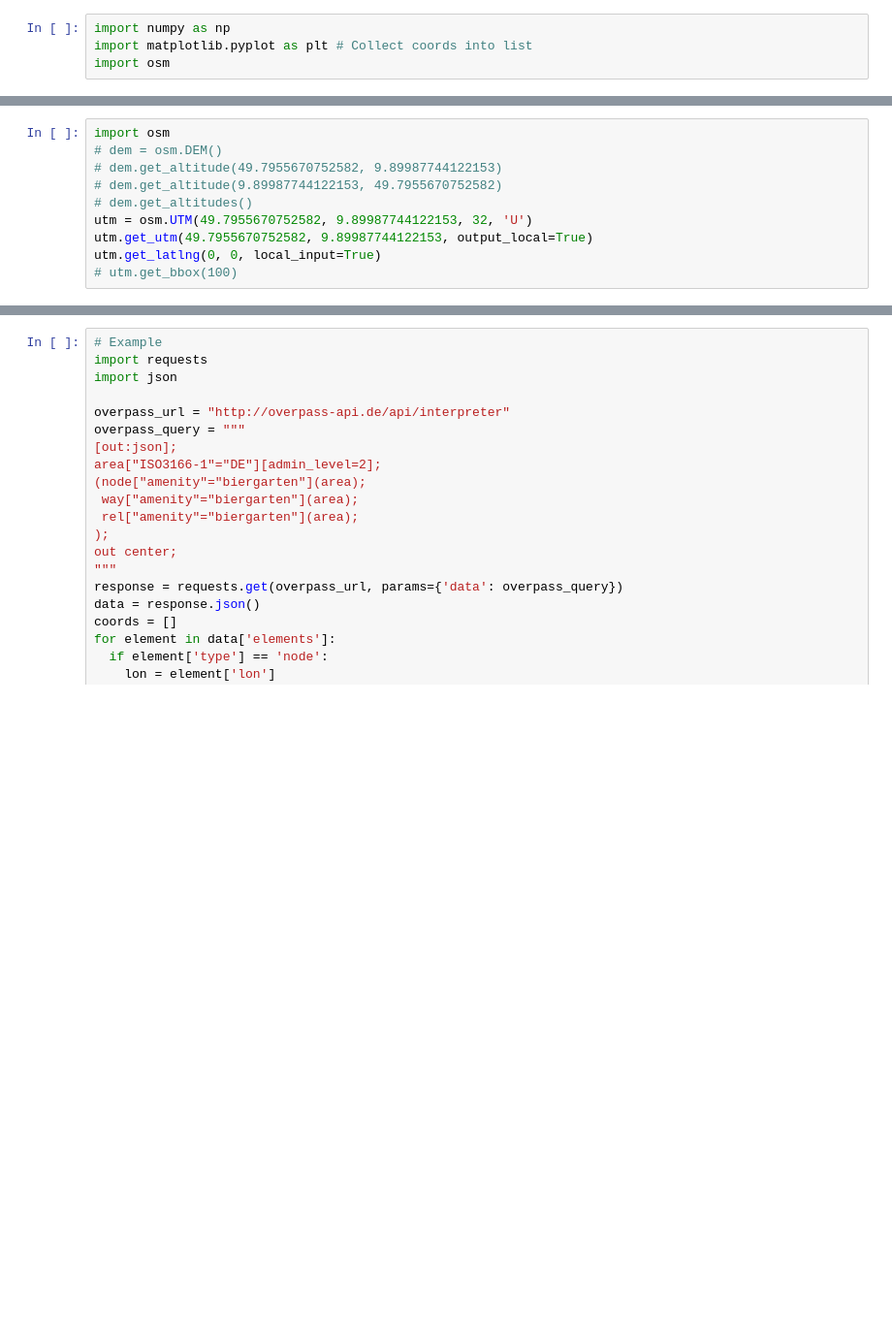
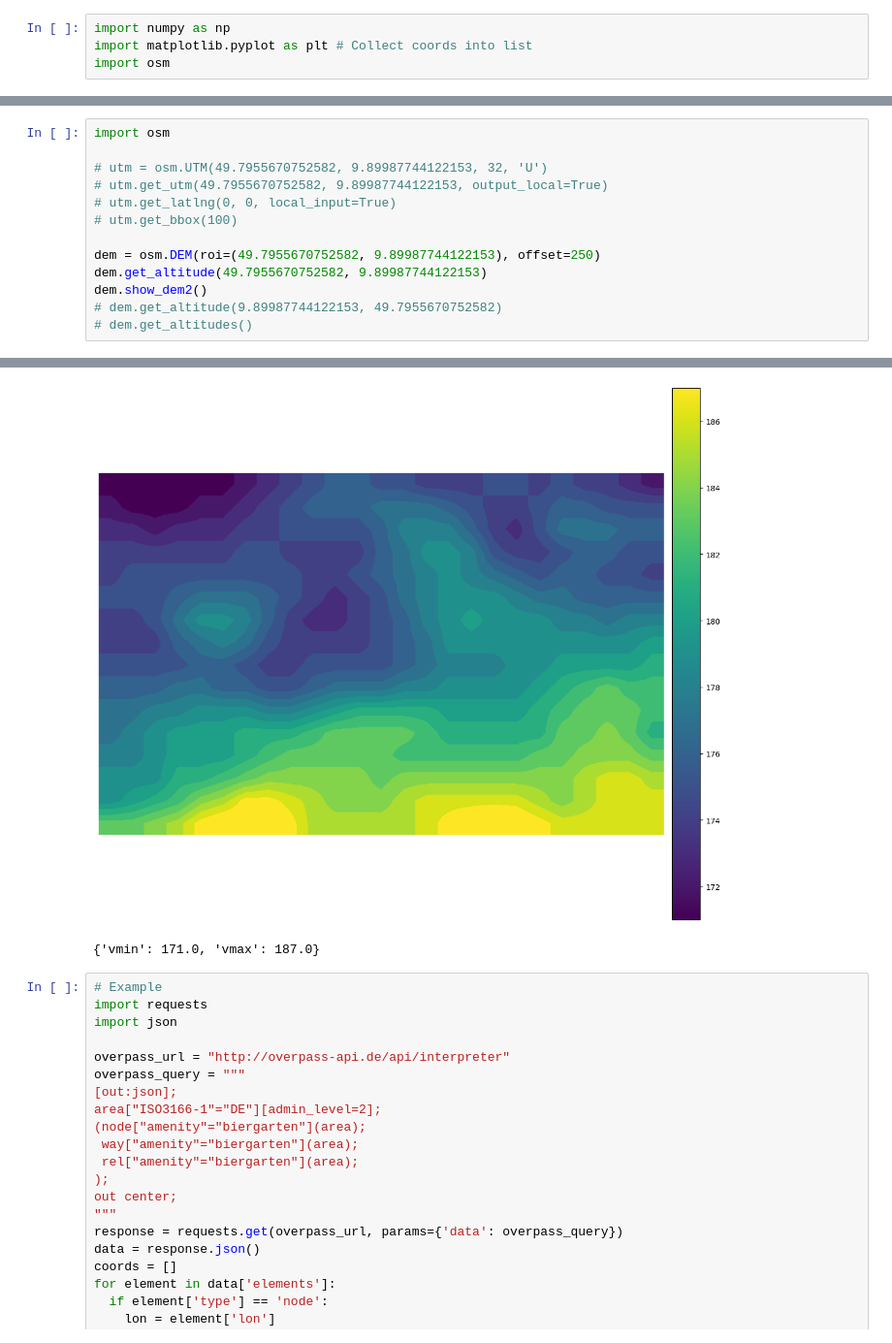
Before and after one commit to dringakn/ROSExamples, a Jupyter notebook: script/osm_playground.ipynb, the cells around one changed output, grey strips where cells are left out. Shown at 97% size. Saved outputs shown, nothing was run; the diff lists cells and outputs as text; blank space fills up the shorter version.

```diff
--- a/script/osm_playground.ipynb
+++ b/script/osm_playground.ipynb
@@ -31,11 +16,14 @@ Warning 1: PROJ: proj_create_from_database: Open of /home/ahmad/anaconda3/envs/d
 # %%
 import osm
-# dem = osm.DEM()
-# dem.get_altitude(49.7955670752582, 9.89987744122153)
+
+# utm = osm.UTM(49.7955670752582, 9.89987744122153, 32, 'U')
+# utm.get_utm(49.7955670752582, 9.89987744122153, output_local=True)
+# utm.get_latlng(0, 0, local_input=True)
+# utm.get_bbox(100)
+
+dem = osm.DEM(roi=(49.7955670752582, 9.89987744122153), offset=250)
+dem.get_altitude(49.7955670752582, 9.89987744122153)
+dem.show_dem2()
 # dem.get_altitude(9.89987744122153, 49.7955670752582)
 # dem.get_altitudes()
-utm = osm.UTM(49.7955670752582, 9.89987744122153, 32, 'U')
-utm.get_utm(49.7955670752582, 9.89987744122153, output_local=True)
-utm.get_latlng(0, 0, local_input=True)
-# utm.get_bbox(100)
 # %% [output]
@@ -43,3 +50,5 @@ OutOfRangeError: easting out of range (must be between 100,000 m and 999,999 m)
+[figure, added]
+{'vmin': 171.0, 'vmax': 187.0}
 # %%
 # Example
 import requests
```
Also changed, not shown: parts of 2 cells of this notebook, 4 other files.
